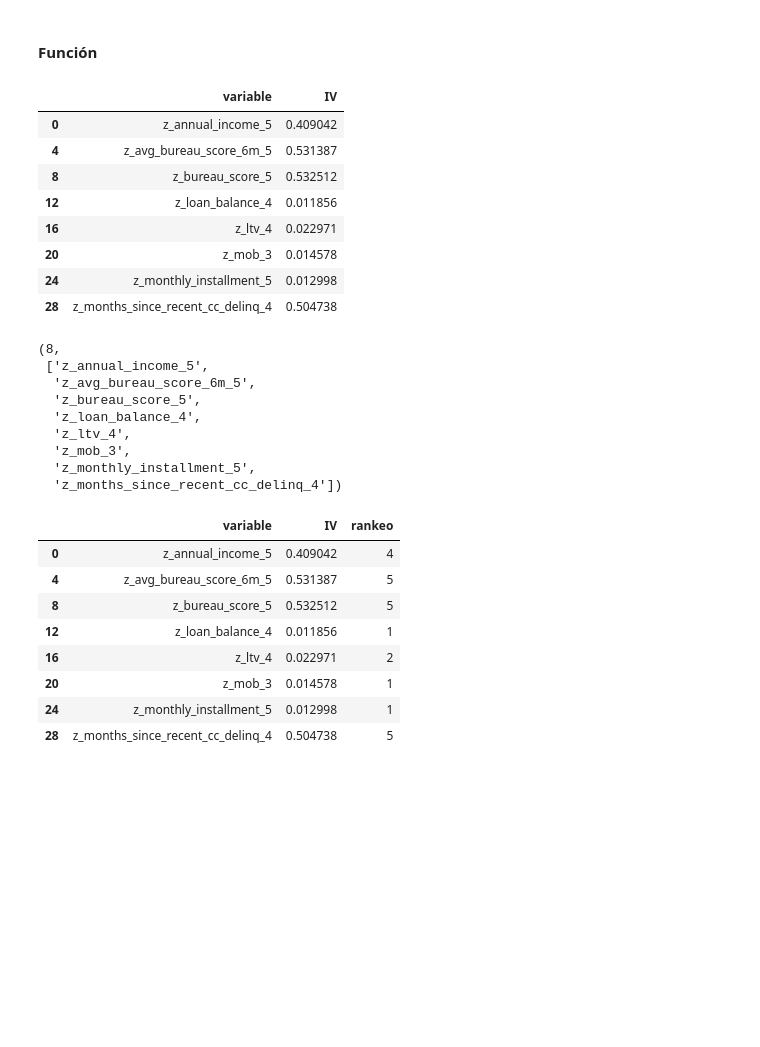
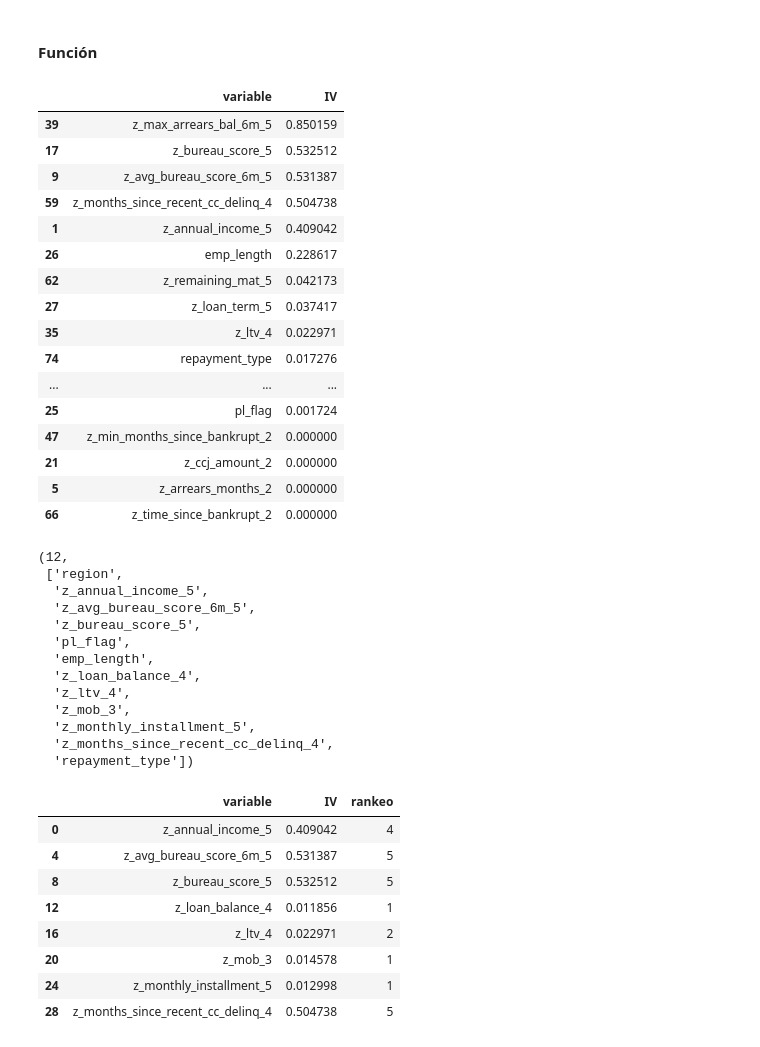
Before and after one commit to danpa26/CredRisk, a Jupyter notebook: one_yr_pd/one_year_pd.ipynb, the cells around one changed output. Drawn from its saved outputs; the diff is of its cells as text; code cells hidden in the pictures; blank space fills up the shorter version.

Commit message:
reevaluate continous variables

```diff
--- a/one_yr_pd/one_year_pd.ipynb
+++ b/one_yr_pd/one_year_pd.ipynb
@@ -512,7 +506,7 @@ def discretizar(df, v, k):
 
     return df
 # %%
-for v in var_con2:
+for v in var_con:
     for k in range(2,6):
         df3 = discretizar( df2 , v , k )
 # %%
@@ -549,0 +544,2 @@ var
+# %%
+var = var + ['pl_flag', 'region', 'repayment_type', 'emp_length']
@@ -579,31 +577,43 @@ iv['id'] = iv.groupby('raiz').cumcount() + 1
 iv = iv.loc[iv.id == 1]
 
 iv.drop(columns=['raiz','id'],inplace = True)
-# %%
-iv
-# %% [output]
-|  | variable | IV |
-| 0 | z_annual_income_5 | 0.409042 |
-| 4 | z_avg_bureau_score_6m_5 | 0.531387 |
-| 8 | z_bureau_score_5 | 0.532512 |
-| 12 | z_loan_balance_4 | 0.011856 |
-| 16 | z_ltv_4 | 0.022971 |
-| 20 | z_mob_3 | 0.014578 |
-| 24 | z_monthly_installment_5 | 0.012998 |
-| 28 | z_months_since_recent_cc_delinq_4 | 0.504738 |
+# %%
+iv.sort_values(by="IV", ascending=False)
+# %% [output]
+|  | variable | IV |
+| 39 | z_max_arrears_bal_6m_5 | 0.850159 |
+| 17 | z_bureau_score_5 | 0.532512 |
+| 9 | z_avg_bureau_score_6m_5 | 0.531387 |
+| 59 | z_months_since_recent_cc_delinq_4 | 0.504738 |
+| 1 | z_annual_income_5 | 0.409042 |
+| 26 | emp_length | 0.228617 |
+| 62 | z_remaining_mat_5 | 0.042173 |
+| 27 | z_loan_term_5 | 0.037417 |
+| 35 | z_ltv_4 | 0.022971 |
+| 74 | repayment_type | 0.017276 |
+| ... | ... | ... |
+| 25 | pl_flag | 0.001724 |
+| 47 | z_min_months_since_bankrupt_2 | 0.000000 |
+| 21 | z_ccj_amount_2 | 0.000000 |
+| 5 | z_arrears_months_2 | 0.000000 |
+| 66 | z_time_since_bankrupt_2 | 0.000000 |
 # %%
 var_best = iv['variable'].tolist()
 len(var_best) , var_best
 # %% [output]
-(8,
- ['z_annual_income_5',
+(12,
+ ['region',
+  'z_annual_income_5',
   'z_avg_bureau_score_6m_5',
   'z_bureau_score_5',
+  'pl_flag',
+  'emp_length',
   'z_loan_balance_4',
   'z_ltv_4',
   'z_mob_3',
   'z_monthly_installment_5',
-  'z_months_since_recent_cc_delinq_4'])
+  'z_months_since_recent_cc_delinq_4',
+  'repayment_type'])
 # %%
 iv['rankeo'] = iv.apply(lambda x: 0 if x['IV'] == 0 or x['IV'] == -1
                                 else 1 if x['IV'] > 0 and x['IV'] <= 0.02  # 1st condition
```
Also changed, not shown: parts of 6 cells of this notebook, 1 other file.
